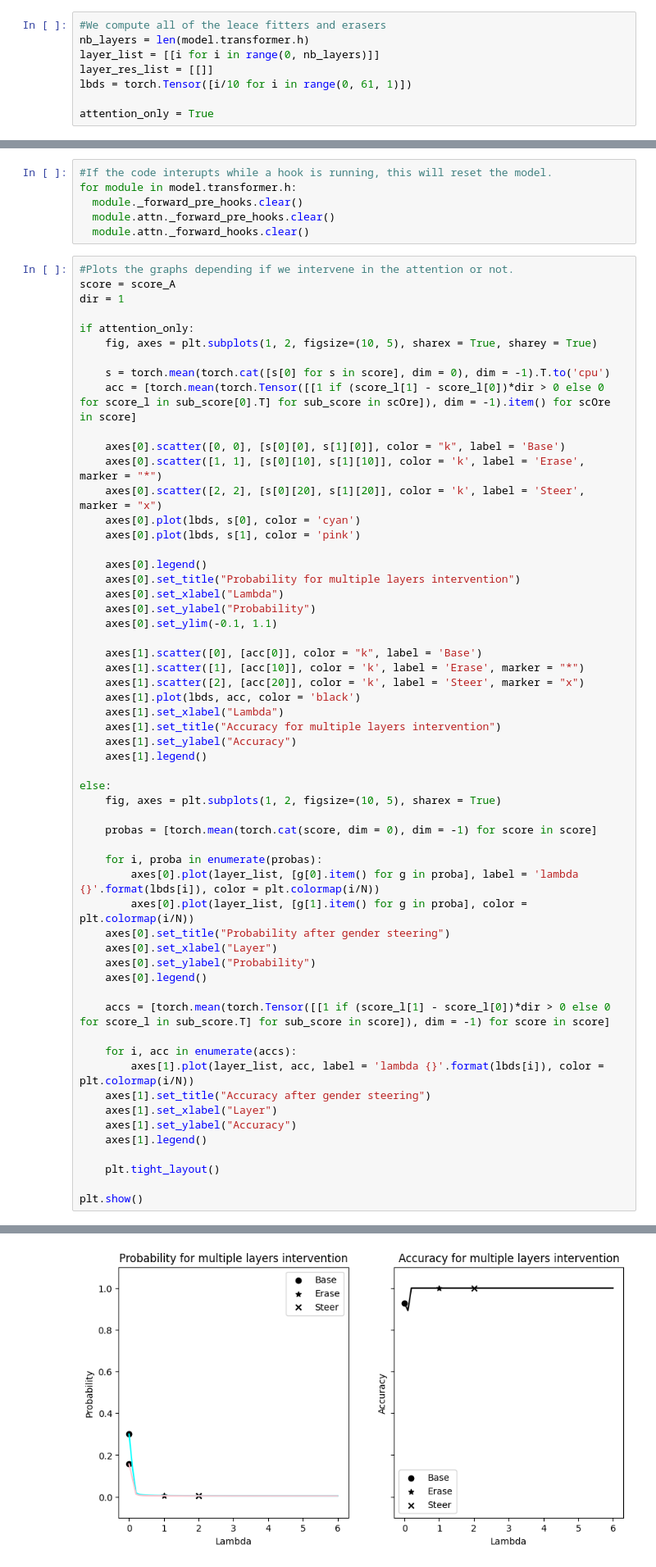
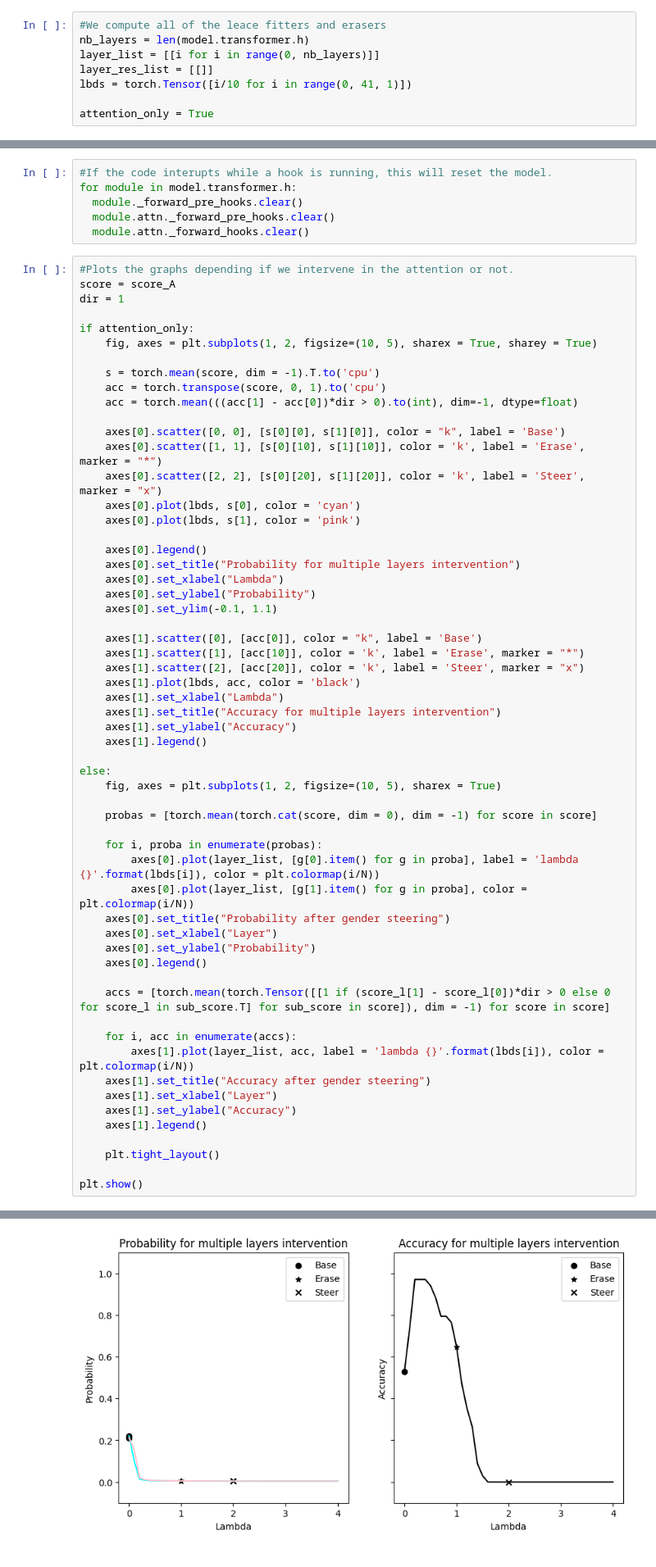
Before and after one commit to leodana2000/finding_gender_direction, a Jupyter notebook: exp_notebook.ipynb, the cells around one changed output, grey strips where cells are left out. Shown: that part at 82% size. Saved outputs shown, nothing was run; the diff lists cells and outputs as text.

Commit message:
update shape problem in score

```diff
--- a/exp_notebook.ipynb
+++ b/exp_notebook.ipynb
@@ -250,7 +244,7 @@ To disable this warning, you can either:
 nb_layers = len(model.transformer.h)
 layer_list = [[i for i in range(0, nb_layers)]]
 layer_res_list = [[]]
-lbds = torch.Tensor([i/10 for i in range(0, 61, 1)])
+lbds = torch.Tensor([i/10 for i in range(0, 41, 1)])
 
 attention_only = True
 # %%
@@ -418,8 +280,9 @@ dir = 1
 if attention_only:
     fig, axes = plt.subplots(1, 2, figsize=(10, 5), sharex = True, sharey = True)
 
-    s = torch.mean(torch.cat([s[0] for s in score], dim = 0), dim = -1).T.to('cpu')
-    acc = [torch.mean(torch.Tensor([[1 if (score_l[1] - score_l[0])*dir > 0 else 0 for score_l in sub_score[0].T] for sub_score in scOre]), dim = -1).item() for scOre in score]
+    s = torch.mean(score, dim = -1).T.to('cpu')
+    acc = torch.transpose(score, 0, 1).to('cpu')
+    acc = torch.mean(((acc[1] - acc[0])*dir > 0).to(int), dim=-1, dtype=float)
 
     axes[0].scatter([0, 0], [s[0][0], s[1][0]], color = "k", label = 'Base')
     axes[0].scatter([1, 1], [s[0][10], s[1][10]], color = 'k', label = 'Erase', marker = "*")
@@ -471,4 +339,4 @@ plt.show()
-[figure, old version]
+[figure, new version]
 # %% [markdown]
 # Continuation Modification
 # %% [markdown]
```
Also changed, not shown: parts of 6 cells of this notebook, 2 other files.
